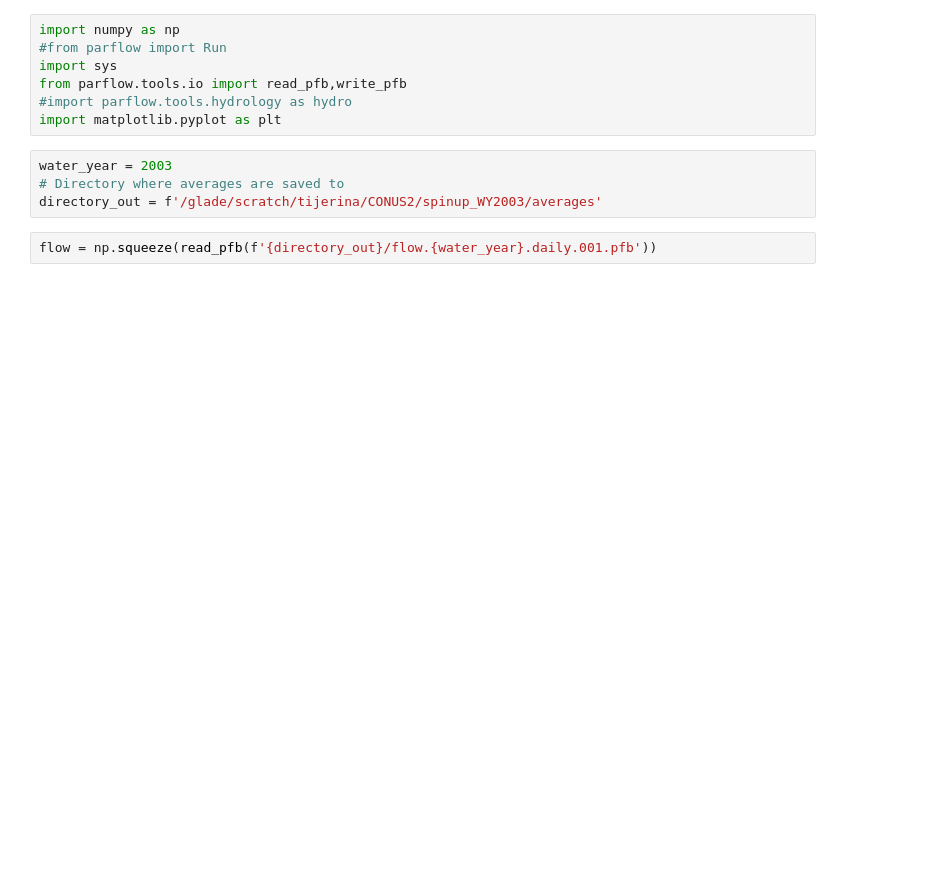
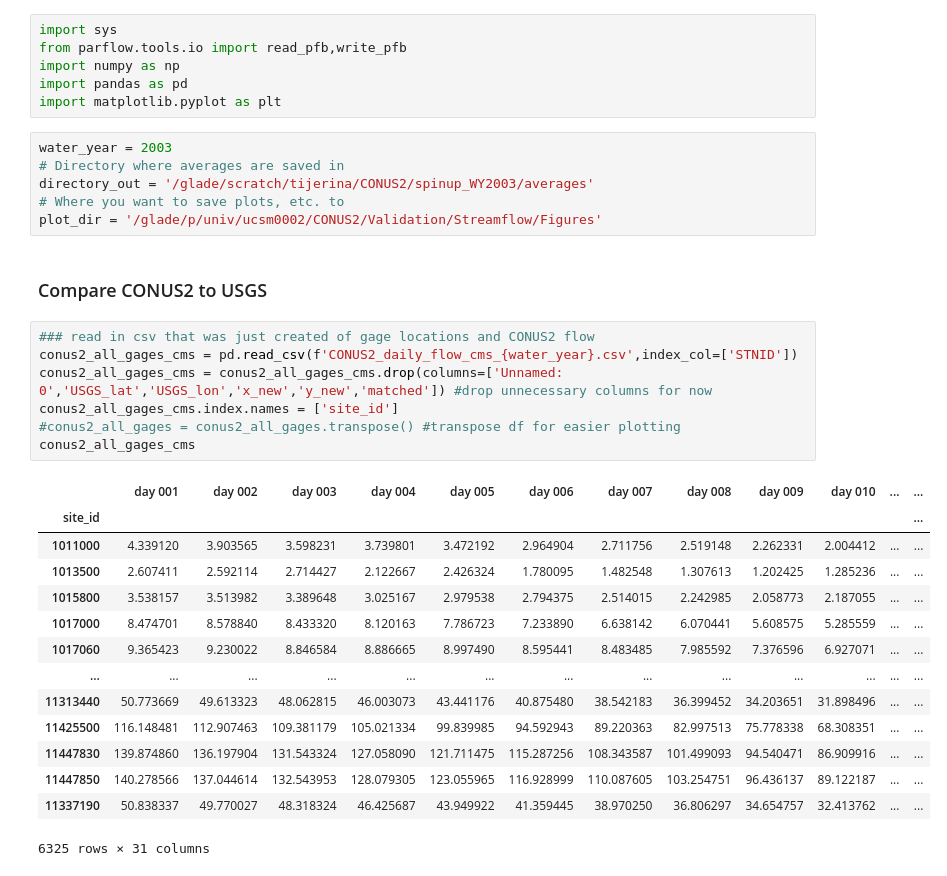
Before and after one commit to danielletijerina/PFCONUS2-analysis, a Jupyter notebook: scripts/Validation_scripts_backup/Streamflow/visualize_streamflow.ipynb, the cells around one changed output. Saved outputs shown, nothing was run; the diff lists cells and outputs as text; blank space fills up the shorter version.

Commit message:
added and updated streamflow evaluation scripts

```diff
--- a/scripts/Validation_scripts_backup/Streamflow/visualize_streamflow.ipynb
+++ b/scripts/Validation_scripts_backup/Streamflow/visualize_streamflow.ipynb
@@ -1,13 +15,36 @@
 # %%
-import numpy as np
-#from parflow import Run
 import sys
 from parflow.tools.io import read_pfb,write_pfb
-#import parflow.tools.hydrology as hydro
+import numpy as np
+import pandas as pd
 import matplotlib.pyplot as plt
 # %%
 water_year = 2003
-# Directory where averages are saved to
-directory_out = f'/glade/scratch/tijerina/CONUS2/spinup_WY2003/averages'
+# Directory where averages are saved in
+directory_out = '/glade/scratch/tijerina/CONUS2/spinup_WY2003/averages'
+# Where you want to save plots, etc. to
+plot_dir = '/glade/p/univ/ucsm0002/CONUS2/Validation/Streamflow/Figures'
-# %%
-flow = np.squeeze(read_pfb(f'{directory_out}/flow.{water_year}.daily.001.pfb'))
+# %% [markdown]
+### Compare CONUS2 to USGS
+# %%
+### read in csv that was just created of gage locations and CONUS2 flow
+conus2_all_gages_cms = pd.read_csv(f'CONUS2_daily_flow_cms_{water_year}.csv',index_col=['STNID'])
+conus2_all_gages_cms = conus2_all_gages_cms.drop(columns=['Unnamed: 0','USGS_lat','USGS_lon','x_new','y_new','matched']) #drop unnecessary columns for now
+conus2_all_gages_cms.index.names = ['site_id']
+#conus2_all_gages = conus2_all_gages.transpose() #transpose df for easier plotting
+conus2_all_gages_cms
+# %% [output]
+|  | day 001 | day 002 | day 003 | day 004 | day 005 | day 006 | day 007 | day 008 | day 009 | day 010 | ... | ... |
+| site_id |  |  |  |  |  |  |  |  |  |  |  | ... |
+| 1011000 | 4.339120 | 3.903565 | 3.598231 | 3.739801 | 3.472192 | 2.964904 | 2.711756 | 2.519148 | 2.262331 | 2.004412 | ... | ... |
+| 1013500 | 2.607411 | 2.592114 | 2.714427 | 2.122667 | 2.426324 | 1.780095 | 1.482548 | 1.307613 | 1.202425 | 1.285236 | ... | ... |
+| 1015800 | 3.538157 | 3.513982 | 3.389648 | 3.025167 | 2.979538 | 2.794375 | 2.514015 | 2.242985 | 2.058773 | 2.187055 | ... | ... |
+| 1017000 | 8.474701 | 8.578840 | 8.433320 | 8.120163 | 7.786723 | 7.233890 | 6.638142 | 6.070441 | 5.608575 | 5.285559 | ... | ... |
+| 1017060 | 9.365423 | 9.230022 | 8.846584 | 8.886665 | 8.997490 | 8.595441 | 8.483485 | 7.985592 | 7.376596 | 6.927071 | ... | ... |
+| ... | ... | ... | ... | ... | ... | ... | ... | ... | ... | ... | ... | ... |
+| 11313440 | 50.773669 | 49.613323 | 48.062815 | 46.003073 | 43.441176 | 40.875480 | 38.542183 | 36.399452 | 34.203651 | 31.898496 | ... | ... |
+| 11425500 | 116.148481 | 112.907463 | 109.381179 | 105.021334 | 99.839985 | 94.592943 | 89.220363 | 82.997513 | 75.778338 | 68.308351 | ... | ... |
+| 11447830 | 139.874860 | 136.197904 | 131.543324 | 127.058090 | 121.711475 | 115.287256 | 108.343587 | 101.499093 | 94.540471 | 86.909916 | ... | ... |
+| 11447850 | 140.278566 | 137.044614 | 132.543953 | 128.079305 | 123.055965 | 116.928999 | 110.087605 | 103.254751 | 96.436137 | 89.122187 | ... | ... |
+| 11337190 | 50.838337 | 49.770027 | 48.318324 | 46.425687 | 43.949922 | 41.359445 | 38.970250 | 36.806297 | 34.654757 | 32.413762 | ... | ... |
+6325 rows × 31 columns
```
Also changed, not shown: parts of 21 cells of this notebook, 2 other files.
